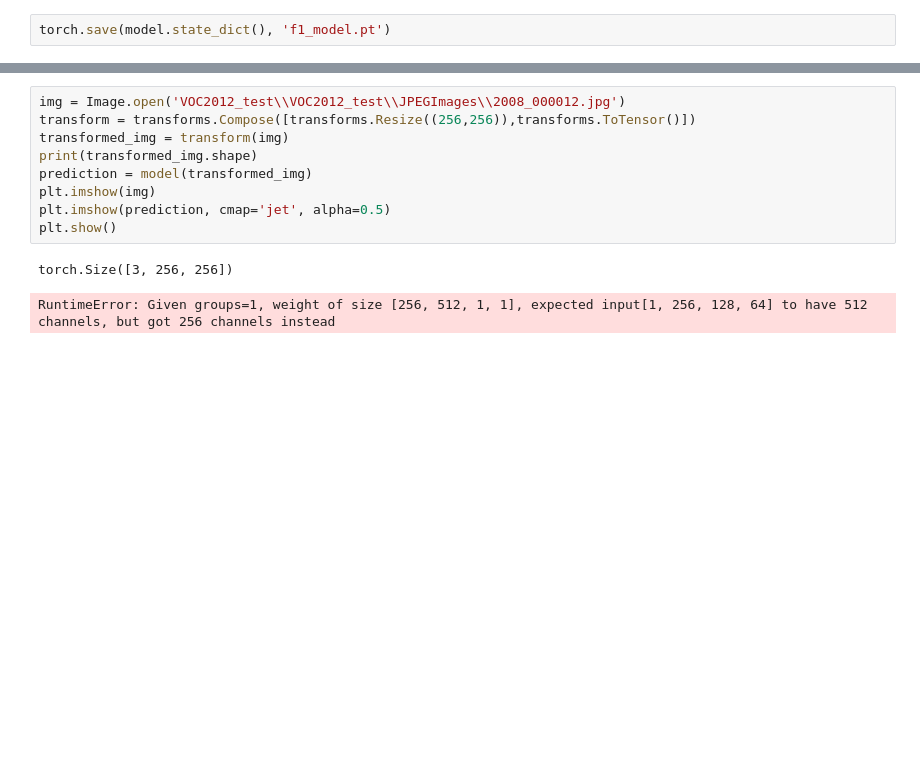
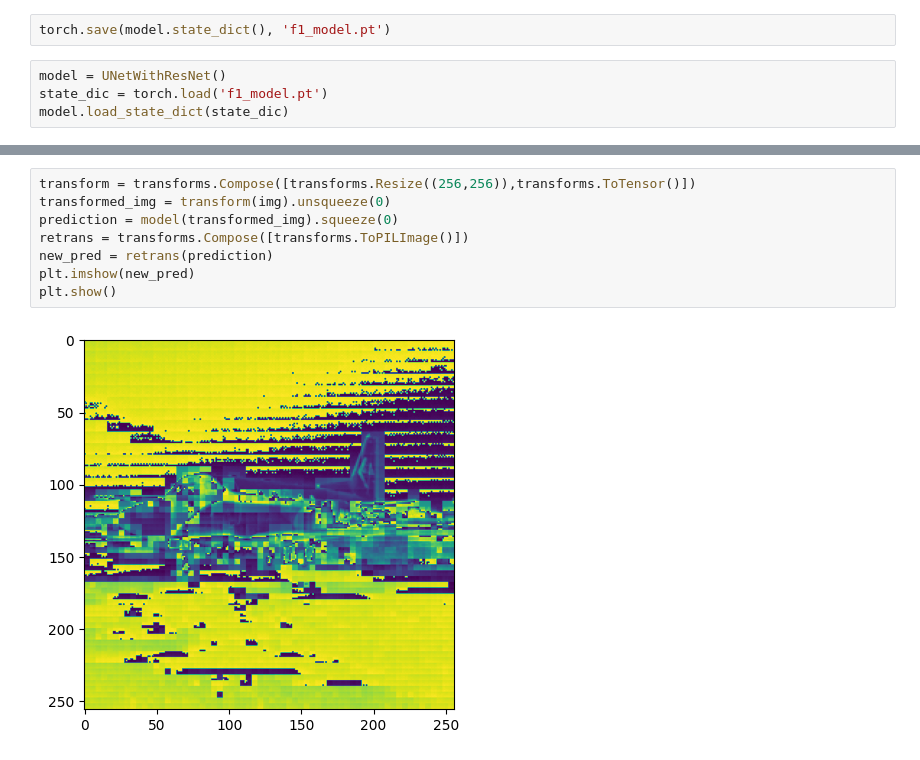
Before and after one commit to AleisterAR/Object-Detection-Metro, a Jupyter notebook: 2nd_model_architecture.ipynb, the cells around one changed output, grey strips where cells are left out. Cells and saved outputs as stored; diff of their text form; blank space fills up the shorter version.

```diff
--- a/2nd_model_architecture.ipynb
+++ b/2nd_model_architecture.ipynb
@@ -151,3 +151,7 @@ Epoch [9/10], Loss: 7.4118
 Epoch [10/10], Loss: 7.5377
 # %%
 torch.save(model.state_dict(), 'f1_model.pt')
+# %%
+model = UNetWithResNet()
+state_dic = torch.load('f1_model.pt')
+model.load_state_dict(state_dic)
@@ -154,12 +166,10 @@ torch.save(model.state_dict(), 'f1_model.pt')
 # %%
-img = Image.open('VOC2012_test\\VOC2012_test\\JPEGImages\\2008_000012.jpg')
 transform = transforms.Compose([transforms.Resize((256,256)),transforms.ToTensor()])
-transformed_img = transform(img)
-print(transformed_img.shape)
-prediction = model(transformed_img)
-plt.imshow(img)
-plt.imshow(prediction, cmap='jet', alpha=0.5)
+transformed_img = transform(img).unsqueeze(0)
+prediction = model(transformed_img).squeeze(0)
+retrans = transforms.Compose([transforms.ToPILImage()])
+new_pred = retrans(prediction)
+plt.imshow(new_pred)
 plt.show()
 # %% [output]
-torch.Size([3, 256, 256])
-RuntimeError: Given groups=1, weight of size [256, 512, 1, 1], expected input[1, 256, 128, 64] to have 512 channels, but got 256 channels instead
+[figure, added]
```
Also changed, not shown: parts of 2 cells of this notebook.
